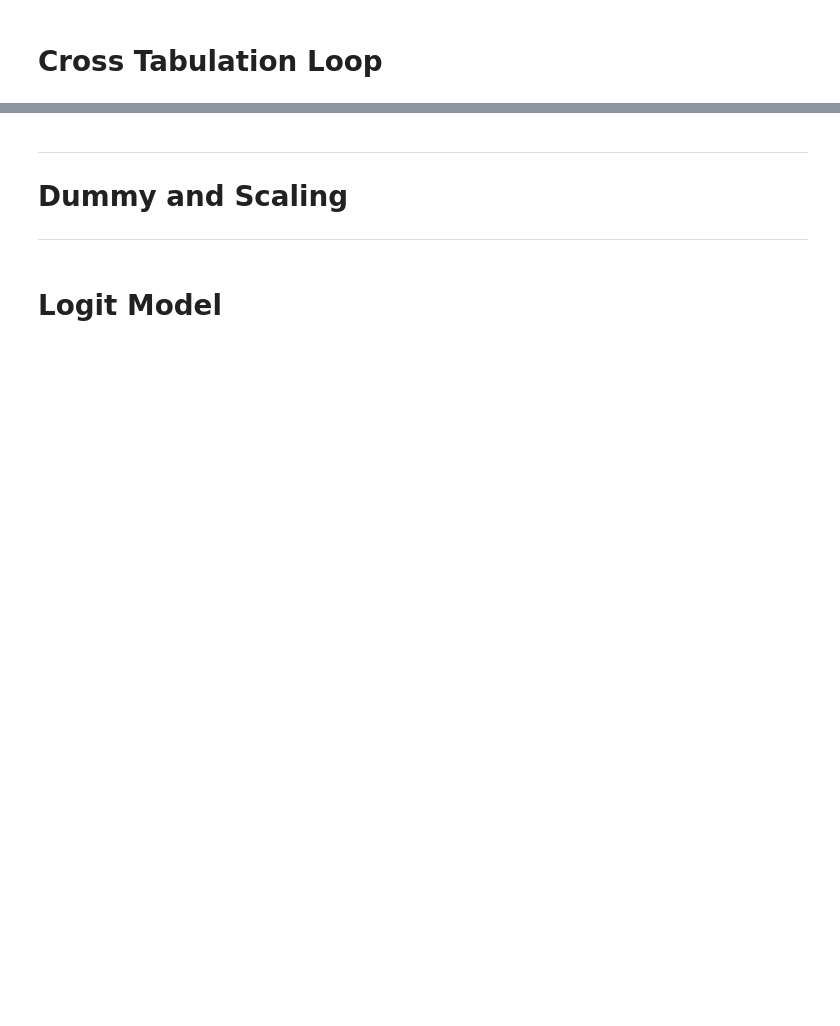
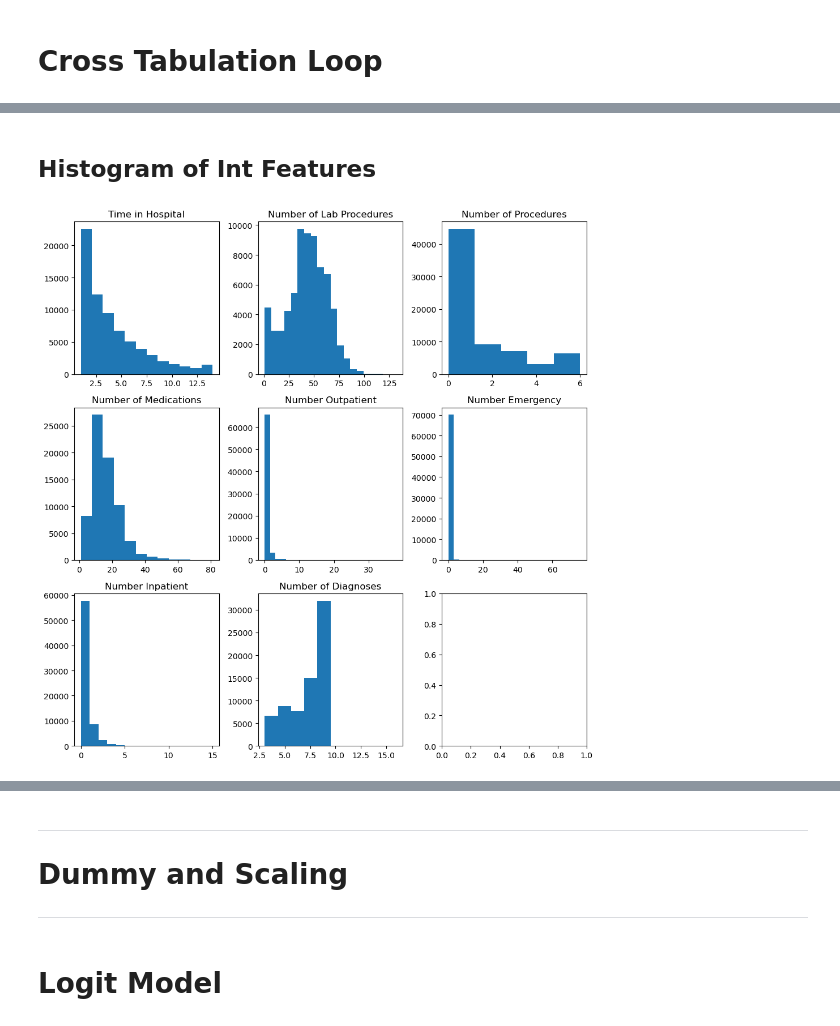
Before and after one commit to Mr-Chang95/Hospital-Readmittance-Classification, a Jupyter notebook: CaseStudy.ipynb, the cells around one changed output, grey strips where cells are left out. Cells and saved outputs as stored; diff of their text form; code cells hidden in the pictures; blank space fills up the shorter version.

```diff
--- a/CaseStudy.ipynb
+++ b/CaseStudy.ipynb
@@ -520,0 +574,32 @@ Urology                                                  3
+# %% [markdown]
+## Histogram of Int Features
+# %%
+fig, axes = plt.subplots(nrows=3,ncols=3,figsize = (10,10))
+
+axes[0,0].hist(df['time_in_hospital'], bins = 12)
+axes[0,0].set_title('Time in Hospital')
+
+axes[0,1].hist(df['num_lab_procedures'], bins = 20)
+axes[0,1].set_title('Number of Lab Procedures')
+
+axes[0,2].hist(df['num_procedures'], bins = 5)
+axes[0,2].set_title('Number of Procedures')
+
+axes[1,0].hist(df['num_medications'], bins = 12)
+axes[1,0].set_title('Number of Medications')
+
+axes[1,1].hist(df['number_outpatient'], bins = 25)
+axes[1,1].set_title('Number Outpatient')
+
+axes[1,2].hist(df['number_emergency'], bins = 25)
+axes[1,2].set_title('Number Emergency')
+
+axes[2,0].hist(df['number_inpatient'], bins = 15)
+axes[2,0].set_title('Number Inpatient')
+
+axes[2,1].hist(df['number_diagnoses'], bins = 10)
+axes[2,1].set_title('Number of Diagnoses')
+
+plt.tight_layout()
+# %% [output]
+[figure, added]
```
Also changed, not shown: parts of 21 cells of this notebook.
